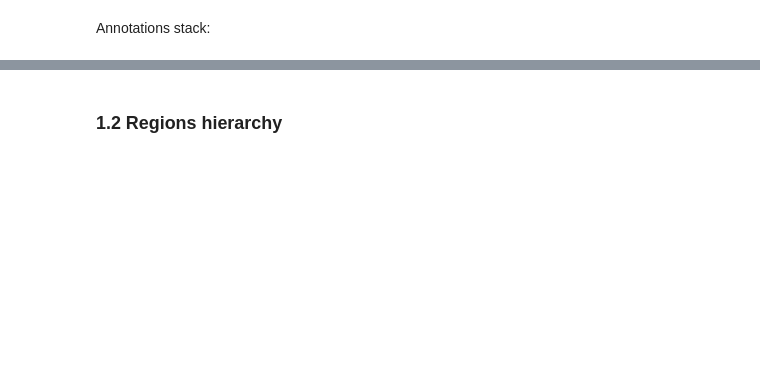
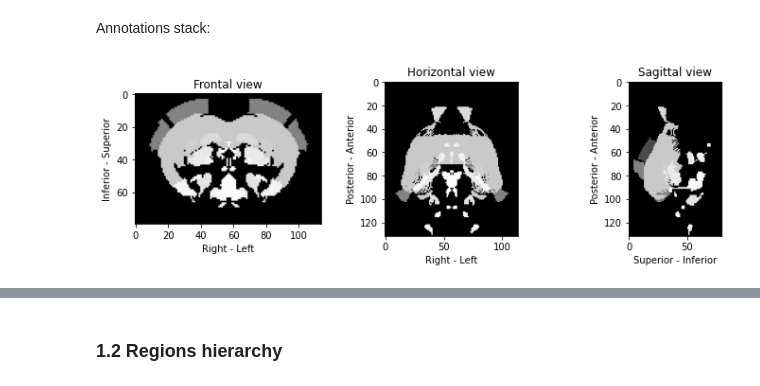
Before and after one commit to brainglobe/brainglobe-atlasapi, a Jupyter notebook: tutorials/Atlas API usage.ipynb, the cells around one changed output, grey strips where cells are left out. Drawn from its saved outputs; the diff is of its cells as text; code cells hidden in the pictures; blank space fills up the shorter version.

```diff
--- a/tutorials/Atlas API usage.ipynb
+++ b/tutorials/Atlas API usage.ipynb
@@ -48,13 +71,15 @@ for i, (plane, labels) in enumerate(zip(space.sections, space.axis_labels)):
 # %% [markdown]
 Annotations stack:
 # %%
-space = bg_atlas._space
+space = bg_atlas.space
 stack = bg_atlas.annotation
 
 f, axs = plt.subplots(1,3, figsize=(12, 3))
 for i, (plane, labels) in enumerate(zip(space.sections, space.axis_labels)):
     axs[i].imshow(stack.max(i), cmap="gray")
     axs[i].set_title(f"{plane.capitalize()} view")
     axs[i].set_ylabel(labels[0])
     axs[i].set_xlabel(labels[1])
+# %% [output]
+[figure, added]
 # %%
```
Also changed, not shown: parts of 34 cells of this notebook, 2 other files.
